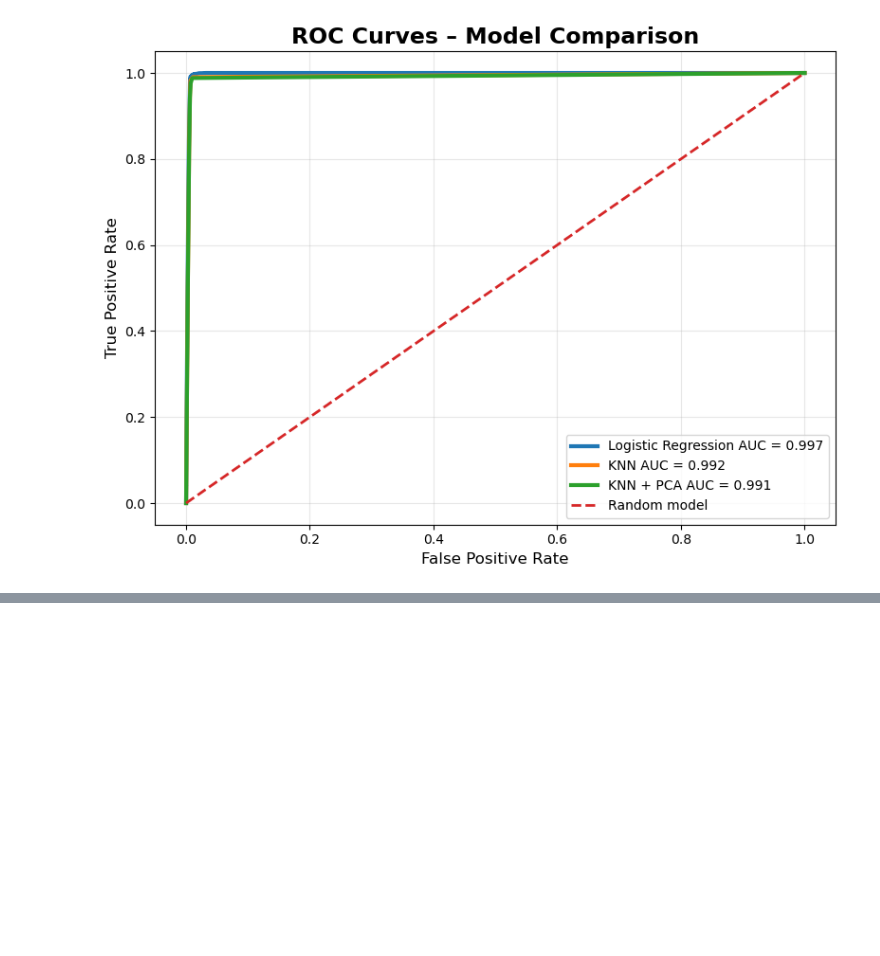
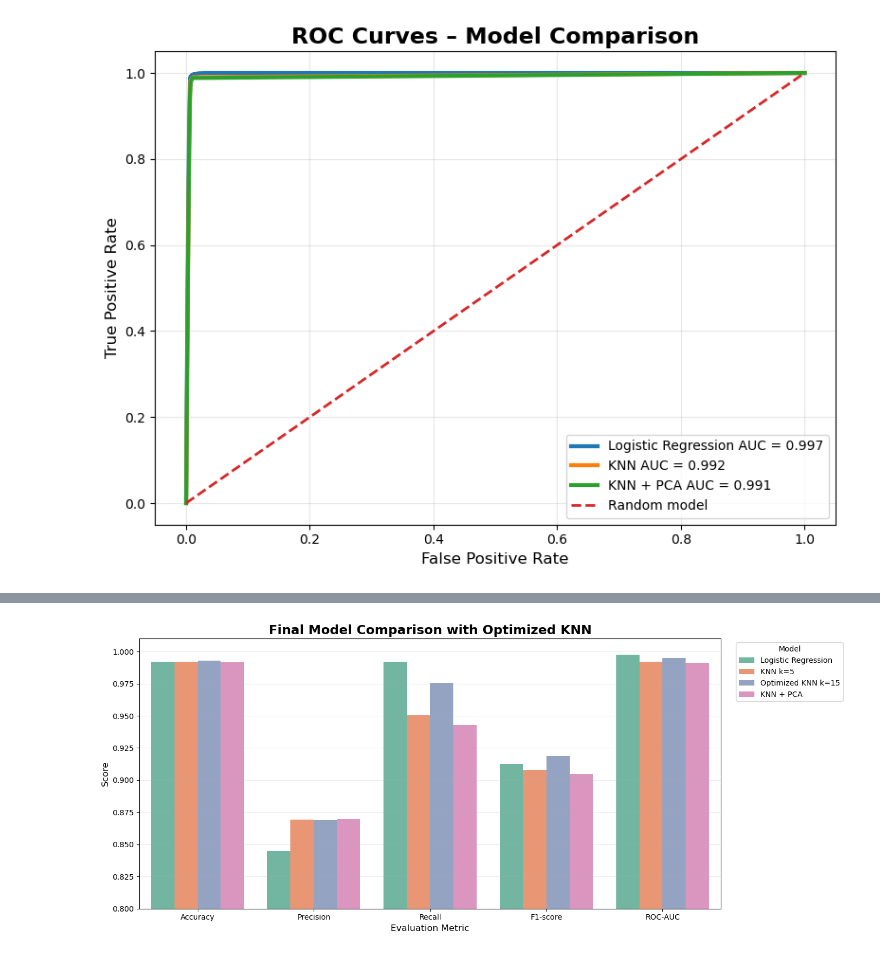
Before and after one commit to spirit-web/Shopping-online-prediction, a Jupyter notebook: notebooks/mahtab/mahtab_analysis.ipynb, the cells around one changed output, grey strips where cells are left out. Cells and saved outputs as stored; diff of their text form; code cells hidden in the pictures; blank space fills up the shorter version.

Commit message:
add model optimization and threshold analysis

```diff
--- a/notebooks/mahtab/mahtab_analysis.ipynb
+++ b/notebooks/mahtab/mahtab_analysis.ipynb
@@ -665,0 +749,7 @@ plt.show()
+# %%
+optimized_knn = KNeighborsClassifier(n_neighbors=15)
+
+optimized_knn.fit(X_train_scaled, y_train)
+
+y_pred_knn_opt = optimized_knn.predict(X_val_scaled)
+y_proba_knn_opt = optimized_knn.predict_proba(X_val_scaled)[:, 1]
@@ -665,0 +830,27 @@ plt.show()
+# %%
+optimized_long = optimized_comparison.melt(
+    id_vars="Model",
+    var_name="Metric",
+    value_name="Score"
+)
+
+plt.figure(figsize=(14, 6))
+
+sns.barplot(
+    data=optimized_long,
+    x="Metric",
+    y="Score",
+    hue="Model",
+    palette="Set2"
+)
+
+plt.title("Final Model Comparison with Optimized KNN", fontsize=17, fontweight="bold")
+plt.xlabel("Evaluation Metric", fontsize=12)
+plt.ylabel("Score", fontsize=12)
+plt.ylim(0.80, 1.01)
+plt.legend(title="Model", bbox_to_anchor=(1.02, 1), loc="upper left")
+plt.grid(axis="y", alpha=0.25)
+plt.tight_layout()
+plt.show()
+# %% [output]
+[figure, added]
```
Also changed, not shown: parts of 31 cells of this notebook.
